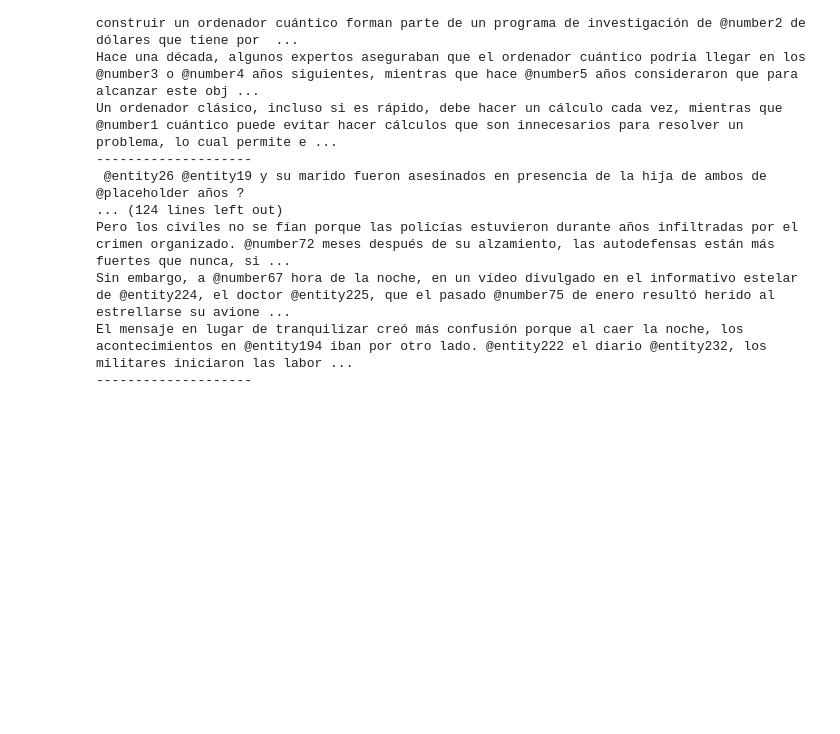
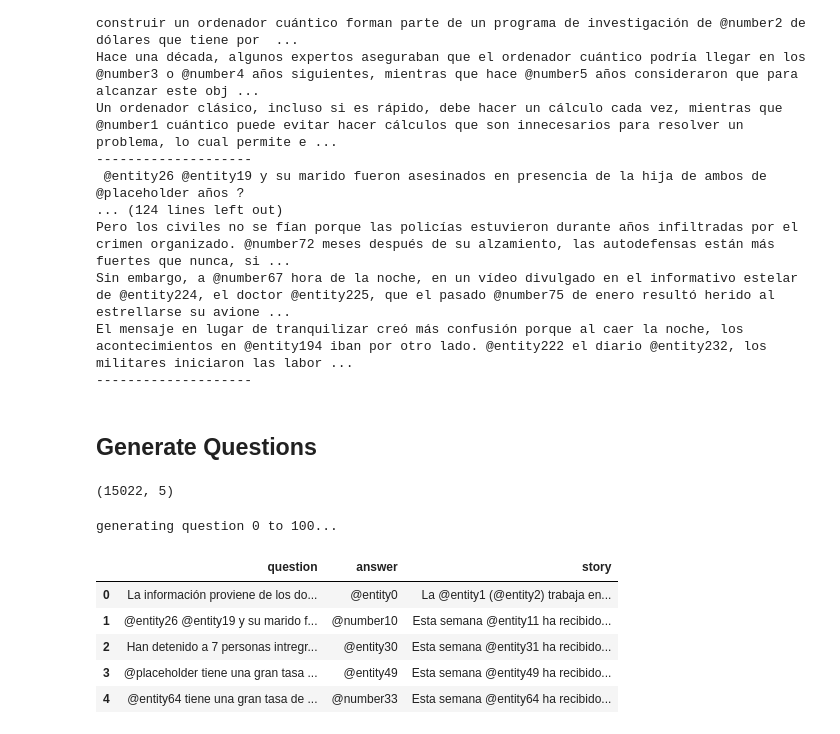
Before and after one commit to Mithrillion/BiQA, a Jupyter notebook: EXPERIMENTS/generate_questions_from_elmondo.ipynb, the cells around one changed output. Saved outputs shown, nothing was run; the diff lists cells and outputs as text; code cells hidden in the pictures; blank space fills up the shorter version.

```diff
--- a/EXPERIMENTS/generate_questions_from_elmondo.ipynb
+++ b/EXPERIMENTS/generate_questions_from_elmondo.ipynb
@@ -110,3 +110,78 @@ Pero los civiles no se fían porque las policías estuvieron durante años infil
 Sin embargo, a @number67 hora de la noche, en un vídeo divulgado en el informativo estelar de @entity224, el doctor @entity225, que el pasado @number75 de enero resultó herido al estrellarse su avione ...
 El mensaje en lugar de tranquilizar creó más confusión porque al caer la noche, los acontecimientos en @entity194 iban por otro lado. @entity222 el diario @entity232, los militares iniciaron las labor ...
 --------------------
+# %% [markdown]
+## Generate Questions
+# %%
+dat.shape
+# %% [output]
+(15022, 5)
+# %%
+M = 100
+pairs = []
+ent_id = count()
+num_id = count()
+for i in range(M):
+    if i % 100 == 0:
+        print("generating question {0} to {1}...".format(i, i + 100))
+    doc_ents = np.array(story_entlist[i])
+    for j in range(len(fact_entlist[i])):
+        if len(fact_entlist[i][j]) == 0:
+            pass
+        else:
+            for ent in fact_entlist[i][j]:
+                try:
+                    matches = ~pd.isnull([re.search(r'(?<!\w)' + ent.text + r'(?!\w)', x.text) for x in doc_ents])
+                except AttributeError:
+                    continue
+                if np.any(matches):
+                    # remove all instances of ent (incl. partial matches) from the story entity list
+                    nq_ents = doc_ents[~matches]
+                    if ent.label_ in ['CARDINAL', 'ORDINAL']:
+                        ent_type = 'number'
+                        ent_iter = num_id
+                    else:
+                        ent_type = 'entity'
+                        ent_iter = ent_id
+                    ind = next(ent_iter)
+                    # replace entity in question
+#                     question_text = dat['keyfacts'][i][j].replace(ent.text, '@placeholder')
+                    question_text = re.sub(r'(?<!\w)' + ent.text + r'(?!\w)', '@placeholder', dat['keyfacts'][i][j])
+                    # replace entity in text
+#                     content_text = dat['content'][i].replace(ent.text, '@{0}{1}'.format(ent_type, ind))
+                    content_text = re.sub(r'(?<!\w)' + ent.text + r'(?!\w)',
+                                          '@{0}{1}'.format(ent_type, ind), dat['content'][i])
+                    ans = '@{0}{1}'.format(ent_type, ind)
+                    # replace other instances of entities
+                    for other_ent in nq_ents:
+                        if re.search(r"\(|\)", other_ent.text):
+                            continue
+                        if other_ent.label_ in ['CARDINAL', 'ORDINAL']:
+                            ent_type = 'number'
+                            ent_iter = num_id
+                        else:
+                            ent_type = 'entity'
+                            ent_iter = ent_id
+                        ind = next(ent_iter)
+#                         content_text = content_text.replace(other_ent.text, '@{0}{1}'.format(ent_type, ind))
+                        try:
+                            question_text = re.sub(r'(?<!\w)' + other_ent.text + r'(?!\w)',
+                                                   '@{0}{1}'.format(ent_type, ind), question_text)
+                            content_text = re.sub(r'(?<!\w)' + other_ent.text + r'(?!\w)',
+                                                  '@{0}{1}'.format(ent_type, ind), content_text)
+                        except:
+                            print("skipped bad token {0}".format(other_ent.text))
+                    pairs += [[question_text, ans, content_text]]
+# %% [output]
+generating question 0 to 100...
+# %%
+df = pd.DataFrame(pairs, columns=["question", "answer", "story"])
+# %%
+df.head()
+# %% [output]
+|  | question | answer | story |
+| 0 | La información proviene de los do... | @entity0 | La @entity1 (@entity2) trabaja en... |
+| 1 | @entity26 @entity19 y su marido f... | @number10 | Esta semana @entity11 ha recibido... |
+| 2 | Han detenido a 7 personas intregr... | @entity30 | Esta semana @entity31 ha recibido... |
+| 3 | @placeholder tiene una gran tasa ... | @entity49 | Esta semana @entity49 ha recibido... |
+| 4 | @entity64 tiene una gran tasa de ... | @number33 | Esta semana @entity64 ha recibido... |
```
Also changed, not shown: parts of 2 cells of this notebook, 1 other file.
